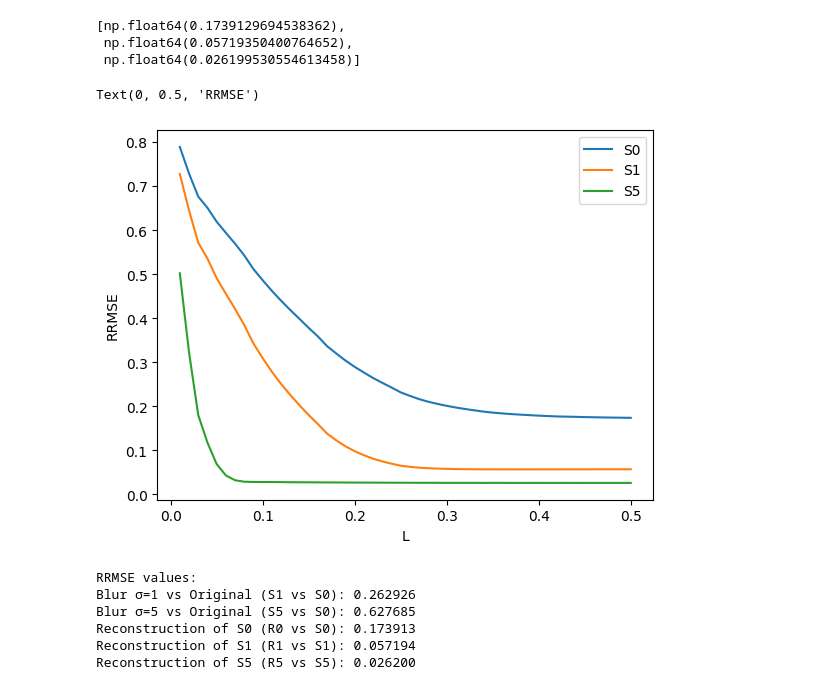
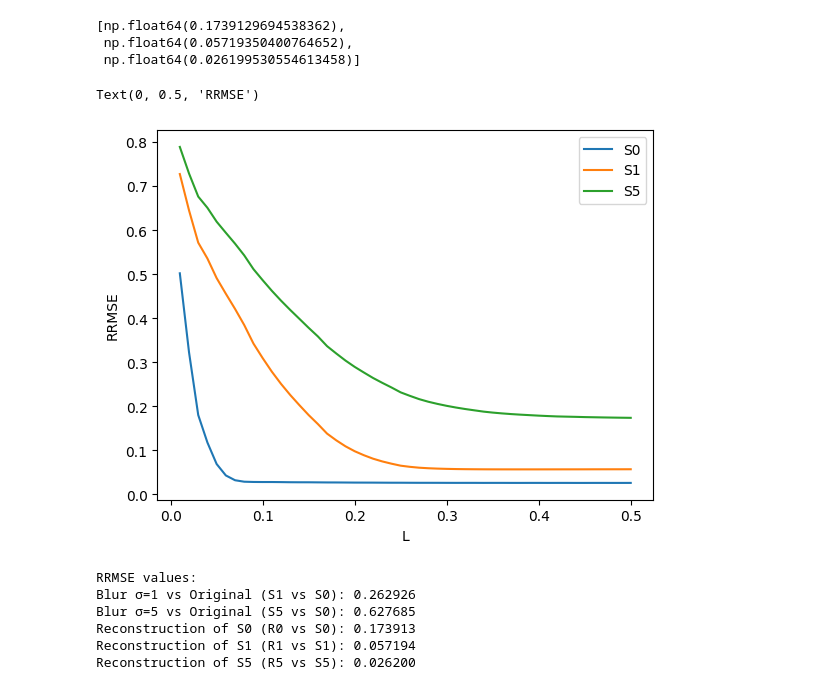
Before and after one commit to shivamchaubey100/Image_Reconstruction_mic, a Jupyter notebook: Q2_FBP.ipynb, the cells around one changed output. Drawn from its saved outputs; the diff is of its cells as text; code cells hidden in the pictures.

```diff
--- a/Q2_FBP.ipynb
+++ b/Q2_FBP.ipynb
@@ -95,19 +95,19 @@ errs
 # %%
 Ls = np.linspace(wmax/50, wmax, 50)
 vals = np.zeros((3, len(Ls)))
 for k,S in enumerate(Slist):
     s = radon(S, theta=theta, circle=False)
     for i,L in enumerate(Ls):
         sf = myFilter(s, filter_type='ram-lak', L=L)
         R = iradon(sf, theta=theta, filter_name=None, circle=False)
         vals[k,i] = rrmse(S, R)
 plt.figure()
 for k,label in enumerate(['S0','S1','S5']):
-    plt.plot(Ls, vals[k], label=label)
+    plt.plot(Ls, vals[2-k], label=label)
 plt.legend(); plt.xlabel('L'); plt.ylabel('RRMSE')
 # %% [output]
 Text(0, 0.5, 'RRMSE')
-[figure, old version]
+[figure, new version]
 # %%
 R0, R1, R5 = Rlist
 
```
Also changed, not shown: 11 other files.
